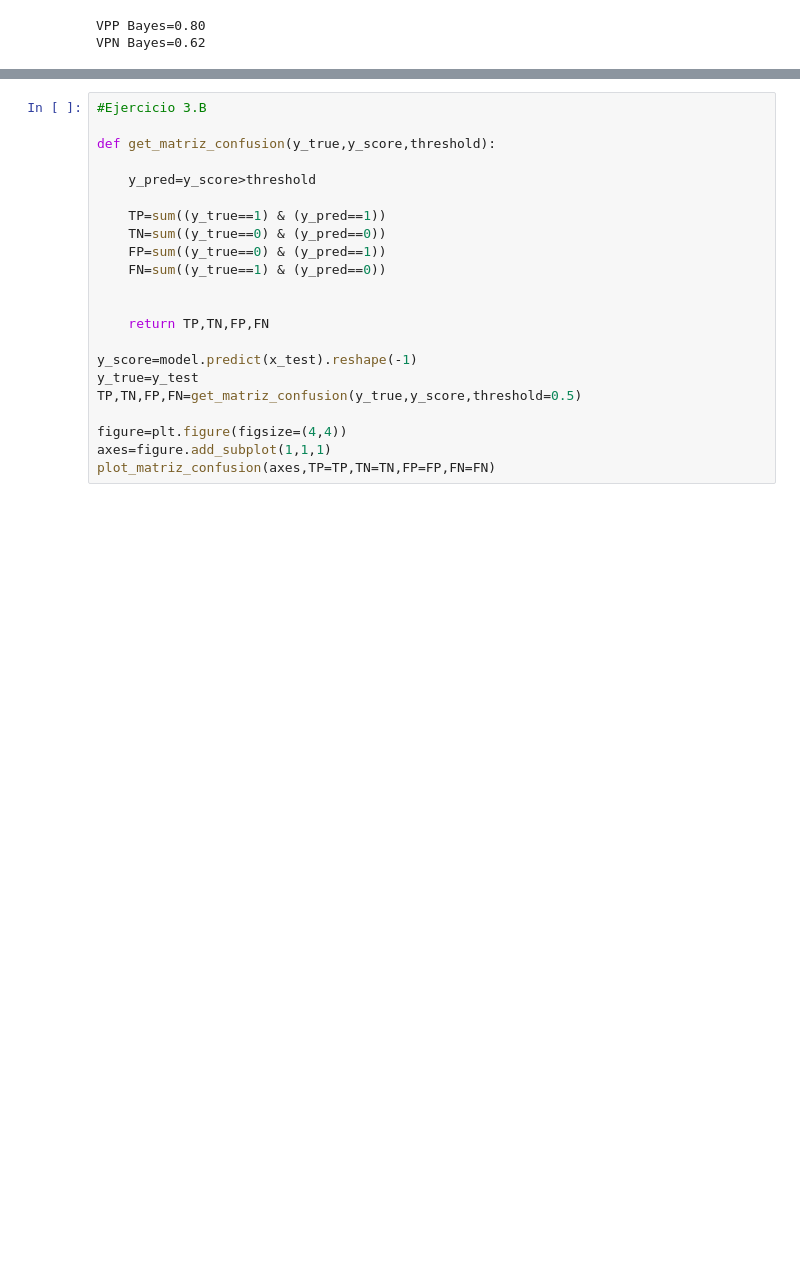
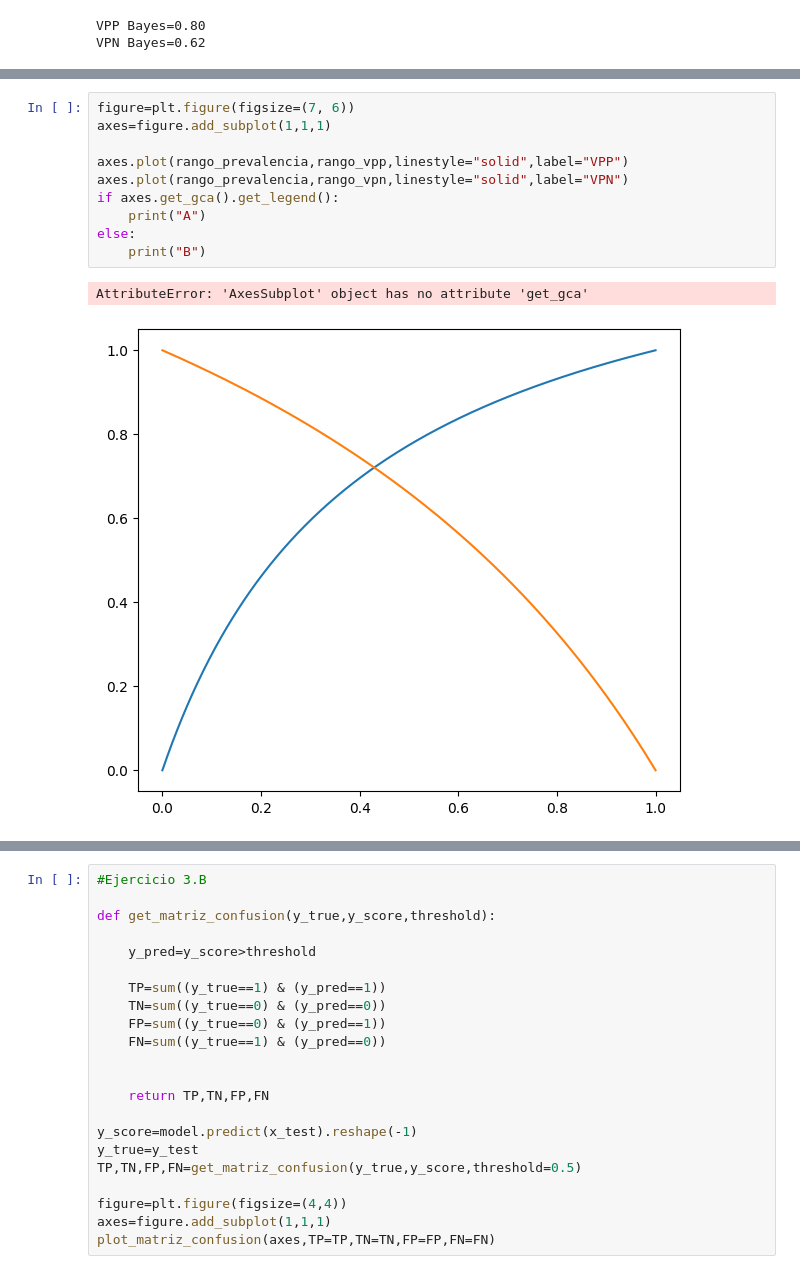
Before and after one commit to logongas/soluciones_ejercicios_modulo_pia, a Jupyter notebook: tema_07/ejercicios_tema_07_c_metricas.ipynb, the cells around one changed output, grey strips where cells are left out. Cells and saved outputs as stored; diff of their text form; blank space fills up the shorter version.

```diff
--- a/tema_07/ejercicios_tema_07_c_metricas.ipynb
+++ b/tema_07/ejercicios_tema_07_c_metricas.ipynb
@@ -198,6 +200,19 @@ axes.text(prevalencia-0.02,-0.03,f'{prevalencia:0.2f}',c="#ff0000")
 axes_configure_for_metrics(axes,f"Con Sensibilidad={sensibilidad:.2f} y Especificidad={especificidad:.2f}",'Prevalencia=P(Enfermo)',"Valores predictivos")
 # %% [output]
 [figure]
+# %%
+figure=plt.figure(figsize=(7, 6))
+axes=figure.add_subplot(1,1,1)
+
+axes.plot(rango_prevalencia,rango_vpp,linestyle="solid",label="VPP")
+axes.plot(rango_prevalencia,rango_vpn,linestyle="solid",label="VPN")
+if axes.get_gca().get_legend():
+    print("A")
+else:
+    print("B")
+# %% [output]
+AttributeError: 'AxesSubplot' object has no attribute 'get_gca'
+[figure, added]
 # %%
 #Rutinas comunes
 
```
Also changed, not shown: parts of 8 cells of this notebook.
